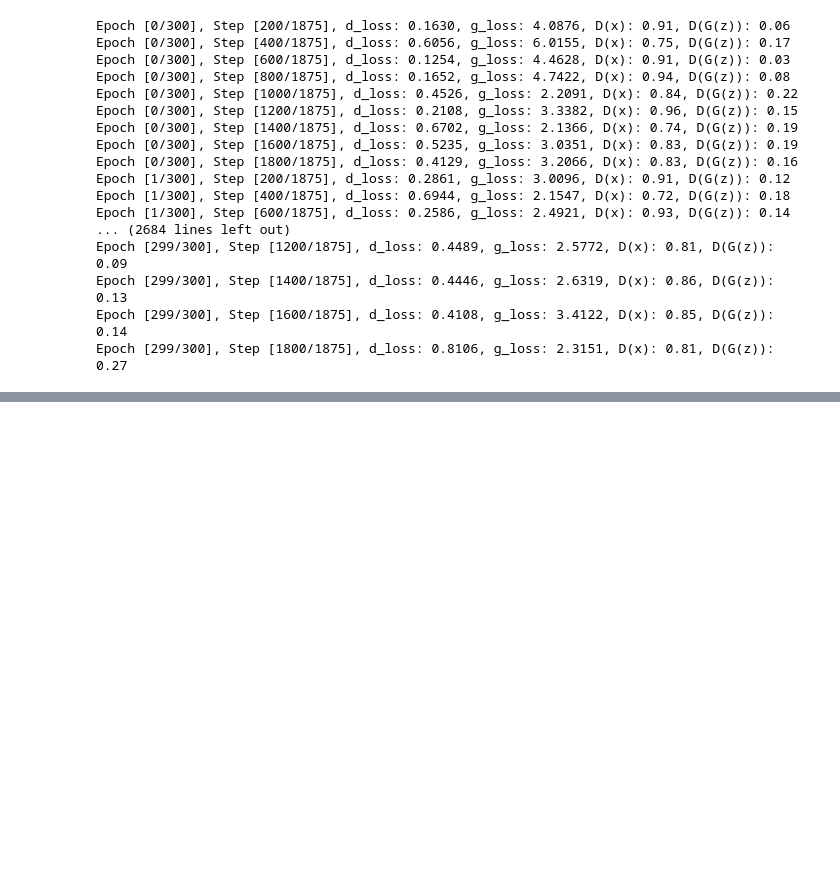
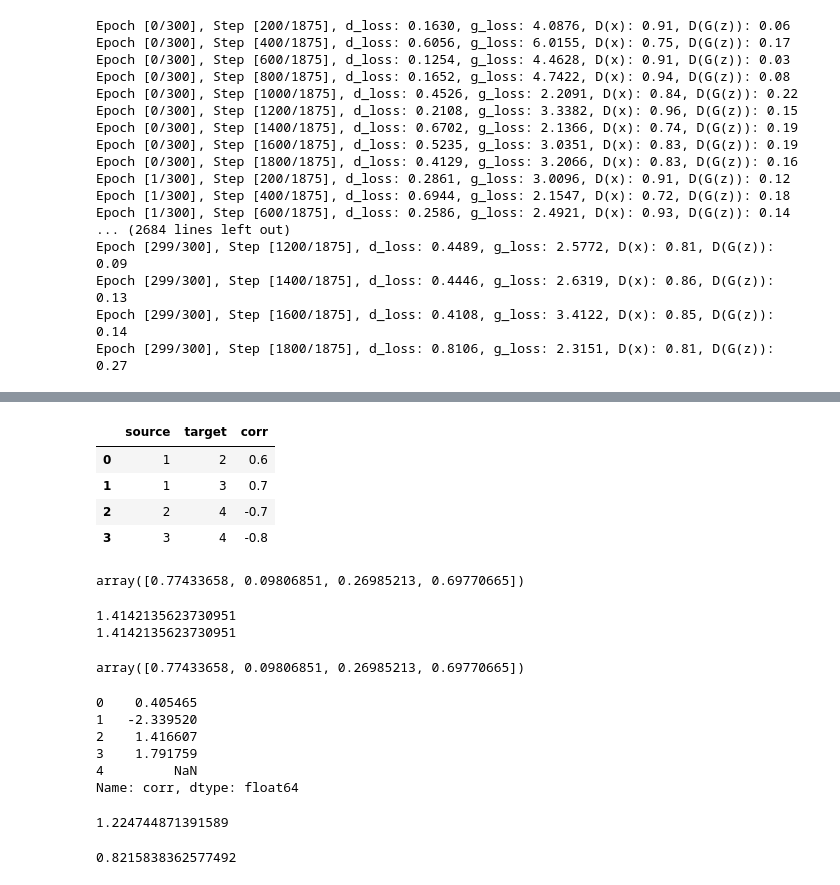
Before and after one commit to win7/GNN_Unsupervised, a Jupyter notebook: test.ipynb, the cells around one changed output, grey strips where cells are left out. Drawn from its saved outputs; the diff is of its cells as text; code cells hidden in the pictures; blank space fills up the shorter version.

```diff
--- a/test.ipynb
+++ b/test.ipynb
@@ -944,0 +976,70 @@ Epoch [299/300], Step [1800/1875], d_loss: 0.8106, g_loss: 2.3151, D(x): 0.81, D
+# %%
+df_g2 = pd.DataFrame([[1, 2, 0.6],
+                      [1, 3, 0.7],
+                      [2, 4, -0.7],
+                      [3, 4, -0.8]], columns=["source", "target", "corr"])
+df_g2
+# %% [output]
+|  | source | target | corr |
+| 0 | 1 | 2 | 0.6 |
+| 1 | 1 | 3 | 0.7 |
+| 2 | 2 | 4 | -0.7 |
+| 3 | 3 | 4 | -0.8 |
+# %%
+# option 1
+n1 = len(df_g1)
+n2 = len(df_g2)
+
+z1 = fisher_transform(df_g1.iloc[:, -1])
+z2 = fisher_transform(df_g2.iloc[:, -1])
+
+sezdiff = np.sqrt(1 / (n1 - 3) + 1 / (n2 - 3))
+
+ztest = (z1 - z2) / sezdiff
+
+p_value = 2 * (1 - scipy.stats.norm.cdf(np.abs(ztest), loc=0, scale=1))
+p_value
+# %% [output]
+array([0.77433658, 0.09806851, 0.26985213, 0.69770665])
+# %%
+# option 2
+
+n1 = len(df_g1)
+n2 = len(df_g2)
+
+z1 = fisher_transform(df_g1.iloc[:, -1])
+z2 = fisher_transform(df_g2.iloc[:, -1])
+
+diff_z = z1 - z2
+
+se = np.sqrt(1 / (n1 - 3) + 1 / (n2 - 3))
+print(se)
+#se = np.sqrt((1 / (n1 - 3) + 1 / (n2 - 3)) * ((1 / n1) + (1 / n2)))
+print(se)
+
+p_value = 2 * (1 - scipy.stats.norm.cdf(np.abs(diff_z), loc=0, scale=se))
+p_value
+# %% [output]
+1.4142135623730951
+1.4142135623730951
+array([0.77433658, 0.09806851, 0.26985213, 0.69770665])
+# %%
+diff_z = z1 - z2
+diff_z
+# %% [output]
+0    0.405465
+1   -2.339520
+2    1.416607
+3    1.791759
+4         NaN
+Name: corr, dtype: float64
+# %%
+sezdiff = np.sqrt(1 / (n1 - 3) + 1 / (n2 - 3))
+sezdiff
+# %% [output]
+1.224744871391589
+# %%
+se = np.sqrt((1 / (n1 - 3) + 1 / (n2 - 3)) * ((1 / n1) + (1 / n2)))
+se
+# %% [output]
+0.8215838362577492
```
Also changed, not shown: parts of 7 cells of this notebook, 3 other files.
